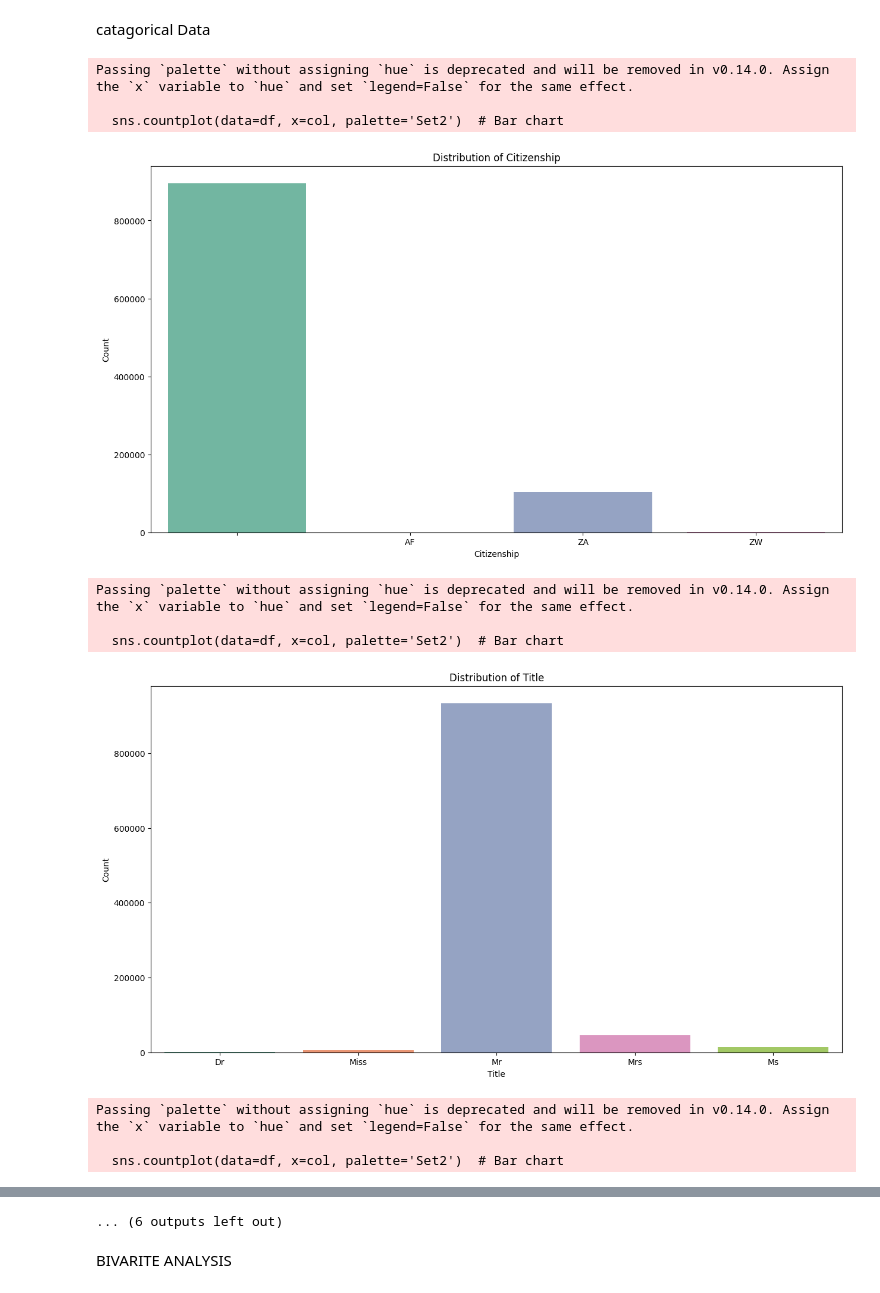
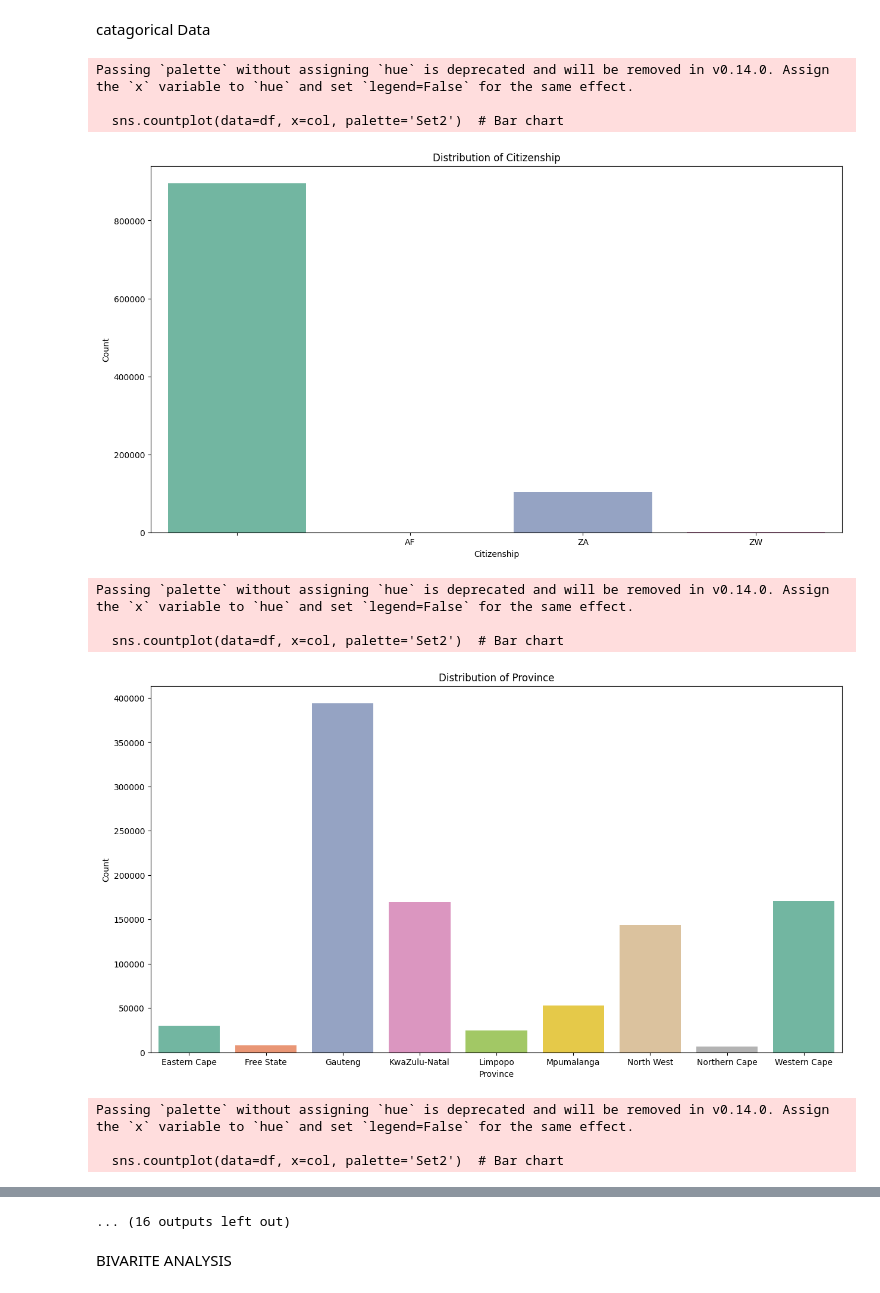
Before and after one commit to Daniel-1961/Alpha_care, a Jupyter notebook: notebook/descriptive_statistics.ipynb, the cells around one changed output, grey strips where cells are left out. Cells and saved outputs as stored; diff of their text form; code cells hidden in the pictures.

```diff
--- a/notebook/descriptive_statistics.ipynb
+++ b/notebook/descriptive_statistics.ipynb
@@ -185,26 +198,26 @@ plt.show()
 catagorical Data
 # %%
 # List of categorical columns (replace with your actual categorical columns)
-categorical_columns = ['Citizenship', 'Title', 'Language', 'Bank',
-    'MaritalStatus', 'Gender', 'Country', 'VehicleType', 'Model']
+categorical_columns = ['Citizenship', 'Province', 'Title', 'Language', 'Bank',
+    'MaritalStatus', 'Gender', 'Country', 'VehicleType', 'Model','CoverGroup','CoverCategory','CoverType','make']
 
 # Plot bar charts for each categorical column
 for col in categorical_columns:
     plt.figure(figsize=(15, 8))  # Set the figure size
     sns.countplot(data=df, x=col, palette='Set2')  # Bar chart
     plt.title(f'Distribution of {col}')
     plt.xlabel(col)
     plt.ylabel('Count')
     plt.show()
 # %% [output]
 Passing `palette` without assigning `hue` is deprecated and will be removed in v0.14.0. Assign the `x` variable to `hue` and set `legend=False` for the same effect.
 
   sns.countplot(data=df, x=col, palette='Set2')  # Bar chart
 [figure]
 Passing `palette` without assigning `hue` is deprecated and will be removed in v0.14.0. Assign the `x` variable to `hue` and set `legend=False` for the same effect.
 
   sns.countplot(data=df, x=col, palette='Set2')  # Bar chart
-[figure, old version]
+[figure, new version]
 Passing `palette` without assigning `hue` is deprecated and will be removed in v0.14.0. Assign the `x` variable to `hue` and set `legend=False` for the same effect.
 
   sns.countplot(data=df, x=col, palette='Set2')  # Bar chart
@@ -224,4 +237,4 @@ Passing `palette` without assigning `hue` is deprecated and will be removed in v
-... (6 outputs left out)
+... (16 outputs left out)
 # %% [markdown]
 BIVARITE ANALYSIS
 # %%
```
Also changed, not shown: parts of 11 cells of this notebook.
